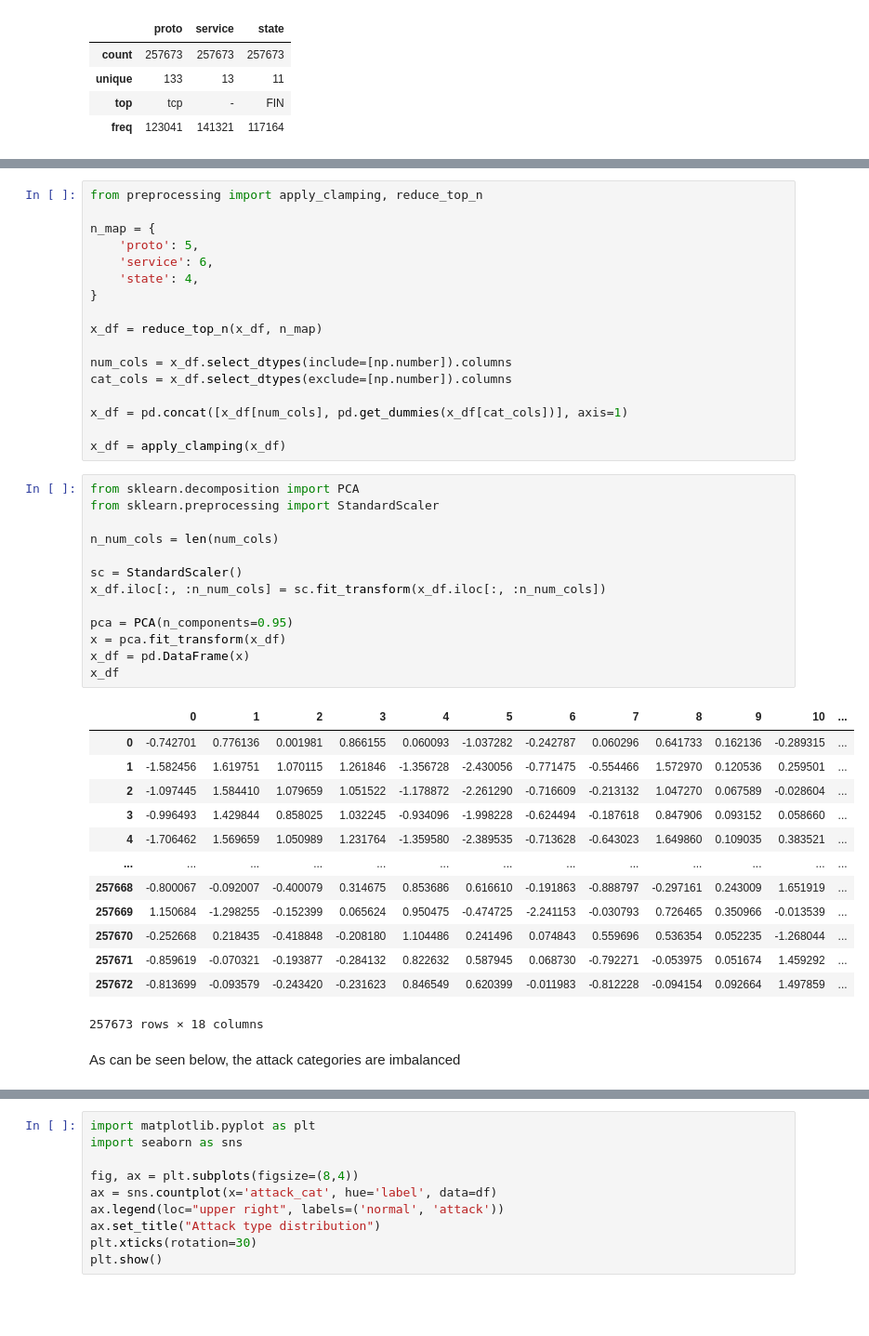
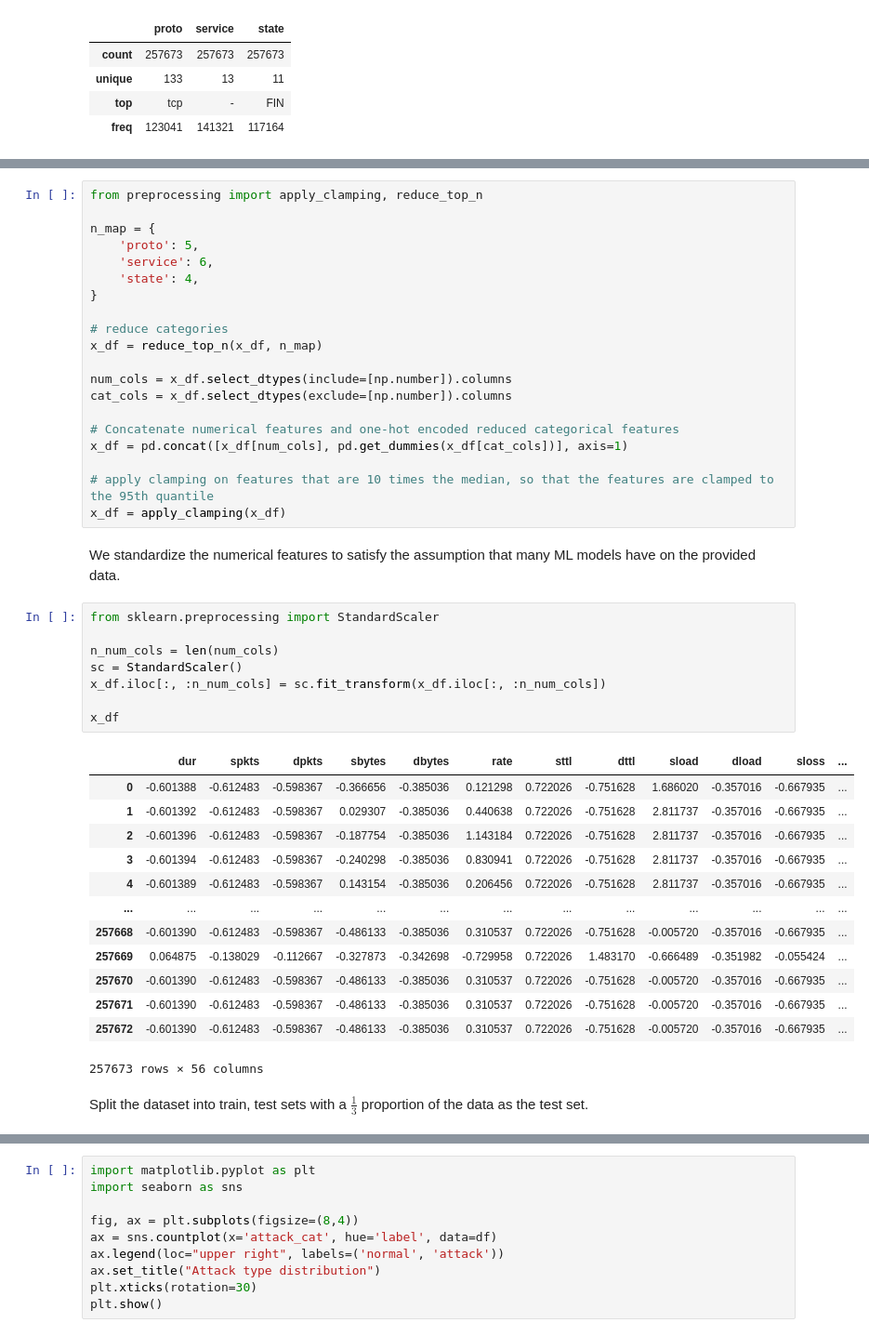
Before and after one commit to Janko-dev/ktai_ids, a Jupyter notebook: src/dnn_mc_topn.ipynb, the cells around one changed output, grey strips where cells are left out. Shown: that part at 93% size. Cells and saved outputs as stored; diff of their text form; blank space fills up the shorter version.

```diff
--- a/src/dnn_mc_topn.ipynb
+++ b/src/dnn_mc_topn.ipynb
@@ -91,40 +76,40 @@ n_map = {
     'state': 4,
 }
 
+# reduce categories
 x_df = reduce_top_n(x_df, n_map)
 
 num_cols = x_df.select_dtypes(include=[np.number]).columns
 cat_cols = x_df.select_dtypes(exclude=[np.number]).columns
 
+# Concatenate numerical features and one-hot encoded reduced categorical features
 x_df = pd.concat([x_df[num_cols], pd.get_dummies(x_df[cat_cols])], axis=1)
 
+# apply clamping on features that are 10 times the median, so that the features are clamped to the 95th quantile
 x_df = apply_clamping(x_df)
+# %% [markdown]
+We standardize the numerical features to satisfy the assumption that many ML models have on the provided data.
 # %%
-from sklearn.decomposition import PCA
 from sklearn.preprocessing import StandardScaler
 
 n_num_cols = len(num_cols)
-
 sc = StandardScaler()
 x_df.iloc[:, :n_num_cols] = sc.fit_transform(x_df.iloc[:, :n_num_cols])
 
-pca = PCA(n_components=0.95)
-x = pca.fit_transform(x_df)
-x_df = pd.DataFrame(x)
 x_df
 # %% [output]
-|  | 0 | 1 | 2 | 3 | 4 | 5 | 6 | 7 | 8 | 9 | 10 | ... |
-| 0 | -0.742701 | 0.776136 | 0.001981 | 0.866155 | 0.060093 | -1.037282 | -0.242787 | 0.060296 | 0.641733 | 0.162136 | -0.289315 | ... |
-| 1 | -1.582456 | 1.619751 | 1.070115 | 1.261846 | -1.356728 | -2.430056 | -0.771475 | -0.554466 | 1.572970 | 0.120536 | 0.259501 | ... |
-| 2 | -1.097445 | 1.584410 | 1.079659 | 1.051522 | -1.178872 | -2.261290 | -0.716609 | -0.213132 | 1.047270 | 0.067589 | -0.028604 | ... |
-| 3 | -0.996493 | 1.429844 | 0.858025 | 1.032245 | -0.934096 | -1.998228 | -0.624494 | -0.187618 | 0.847906 | 0.093152 | 0.058660 | ... |
-| 4 | -1.706462 | 1.569659 | 1.050989 | 1.231764 | -1.359580 | -2.389535 | -0.713628 | -0.643023 | 1.649860 | 0.109035 | 0.383521 | ... |
+|  | dur | spkts | dpkts | sbytes | dbytes | rate | sttl | dttl | sload | dload | sloss | ... |
+| 0 | -0.601388 | -0.612483 | -0.598367 | -0.366656 | -0.385036 | 0.121298 | 0.722026 | -0.751628 | 1.686020 | -0.357016 | -0.667935 | ... |
+| 1 | -0.601392 | -0.612483 | -0.598367 | 0.029307 | -0.385036 | 0.440638 | 0.722026 | -0.751628 | 2.811737 | -0.357016 | -0.667935 | ... |
+| 2 | -0.601396 | -0.612483 | -0.598367 | -0.187754 | -0.385036 | 1.143184 | 0.722026 | -0.751628 | 2.811737 | -0.357016 | -0.667935 | ... |
+| 3 | -0.601394 | -0.612483 | -0.598367 | -0.240298 | -0.385036 | 0.830941 | 0.722026 | -0.751628 | 2.811737 | -0.357016 | -0.667935 | ... |
+| 4 | -0.601389 | -0.612483 | -0.598367 | 0.143154 | -0.385036 | 0.206456 | 0.722026 | -0.751628 | 2.811737 | -0.357016 | -0.667935 | ... |
 | ... | ... | ... | ... | ... | ... | ... | ... | ... | ... | ... | ... | ... |
-| 257668 | -0.800067 | -0.092007 | -0.400079 | 0.314675 | 0.853686 | 0.616610 | -0.191863 | -0.888797 | -0.297161 | 0.243009 | 1.651919 | ... |
-| 257669 | 1.150684 | -1.298255 | -0.152399 | 0.065624 | 0.950475 | -0.474725 | -2.241153 | -0.030793 | 0.726465 | 0.350966 | -0.013539 | ... |
-| 257670 | -0.252668 | 0.218435 | -0.418848 | -0.208180 | 1.104486 | 0.241496 | 0.074843 | 0.559696 | 0.536354 | 0.052235 | -1.268044 | ... |
-| 257671 | -0.859619 | -0.070321 | -0.193877 | -0.284132 | 0.822632 | 0.587945 | 0.068730 | -0.792271 | -0.053975 | 0.051674 | 1.459292 | ... |
-| 257672 | -0.813699 | -0.093579 | -0.243420 | -0.231623 | 0.846549 | 0.620399 | -0.011983 | -0.812228 | -0.094154 | 0.092664 | 1.497859 | ... |
+| 257668 | -0.601390 | -0.612483 | -0.598367 | -0.486133 | -0.385036 | 0.310537 | 0.722026 | -0.751628 | -0.005720 | -0.357016 | -0.667935 | ... |
+| 257669 | 0.064875 | -0.138029 | -0.112667 | -0.327873 | -0.342698 | -0.729958 | 0.722026 | 1.483170 | -0.666489 | -0.351982 | -0.055424 | ... |
+| 257670 | -0.601390 | -0.612483 | -0.598367 | -0.486133 | -0.385036 | 0.310537 | 0.722026 | -0.751628 | -0.005720 | -0.357016 | -0.667935 | ... |
+| 257671 | -0.601390 | -0.612483 | -0.598367 | -0.486133 | -0.385036 | 0.310537 | 0.722026 | -0.751628 | -0.005720 | -0.357016 | -0.667935 | ... |
+| 257672 | -0.601390 | -0.612483 | -0.598367 | -0.486133 | -0.385036 | 0.310537 | 0.722026 | -0.751628 | -0.005720 | -0.357016 | -0.667935 | ... |
-257673 rows × 18 columns
+257673 rows × 56 columns
-# %% [markdown]
-As can be seen below, the attack categories are imbalanced
+# %% [markdown]
+Split the dataset into train, test sets with a $\frac13$ proportion of the data as the test set.
```
Also changed, not shown: parts of 23 cells of this notebook, 8 other files.
